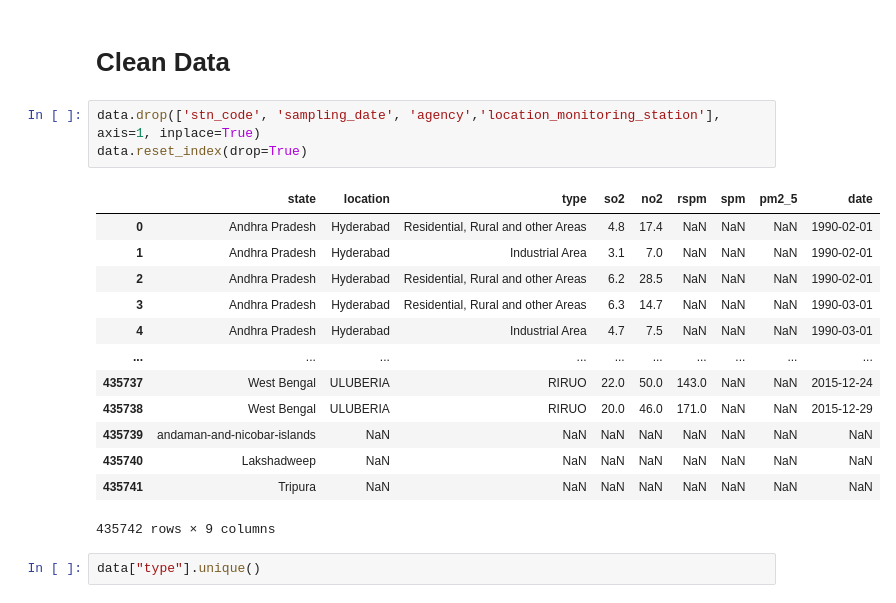
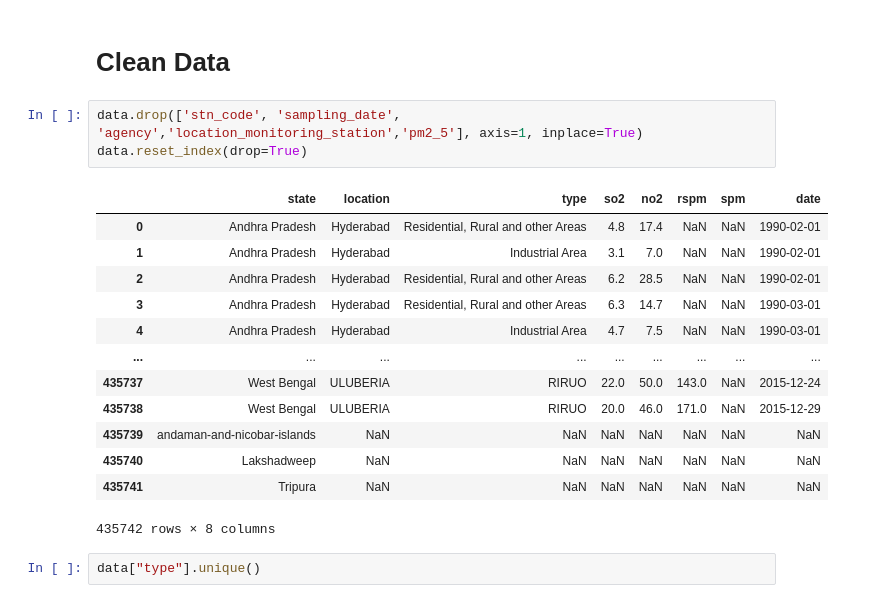
Before and after one commit to soulbrooxx/indian-air, a Jupyter notebook: src/preprocess.ipynb, the cells around one changed output. Drawn from its saved outputs; the diff is of its cells as text.

Commit message:
clean data

```diff
--- a/src/preprocess.ipynb
+++ b/src/preprocess.ipynb
@@ -17,22 +41,22 @@ data.head()
 # %% [markdown]
 # Clean Data
 # %%
-data.drop(['stn_code', 'sampling_date', 'agency','location_monitoring_station'], axis=1, inplace=True)
+data.drop(['stn_code', 'sampling_date', 'agency','location_monitoring_station','pm2_5'], axis=1, inplace=True)
 data.reset_index(drop=True)
 # %% [output]
-|  | state | location | type | so2 | no2 | rspm | spm | pm2_5 | date |
-| 0 | Andhra Pradesh | Hyderabad | Residential, Rural and other Areas | 4.8 | 17.4 | NaN | NaN | NaN | 1990-02-01 |
-| 1 | Andhra Pradesh | Hyderabad | Industrial Area | 3.1 | 7.0 | NaN | NaN | NaN | 1990-02-01 |
-| 2 | Andhra Pradesh | Hyderabad | Residential, Rural and other Areas | 6.2 | 28.5 | NaN | NaN | NaN | 1990-02-01 |
-| 3 | Andhra Pradesh | Hyderabad | Residential, Rural and other Areas | 6.3 | 14.7 | NaN | NaN | NaN | 1990-03-01 |
-| 4 | Andhra Pradesh | Hyderabad | Industrial Area | 4.7 | 7.5 | NaN | NaN | NaN | 1990-03-01 |
-| ... | ... | ... | ... | ... | ... | ... | ... | ... | ... |
-| 435737 | West Bengal | ULUBERIA | RIRUO | 22.0 | 50.0 | 143.0 | NaN | NaN | 2015-12-24 |
-| 435738 | West Bengal | ULUBERIA | RIRUO | 20.0 | 46.0 | 171.0 | NaN | NaN | 2015-12-29 |
-| 435739 | andaman-and-nicobar-islands | NaN | NaN | NaN | NaN | NaN | NaN | NaN | NaN |
-| 435740 | Lakshadweep | NaN | NaN | NaN | NaN | NaN | NaN | NaN | NaN |
-| 435741 | Tripura | NaN | NaN | NaN | NaN | NaN | NaN | NaN | NaN |
+|  | state | location | type | so2 | no2 | rspm | spm | date |
+| 0 | Andhra Pradesh | Hyderabad | Residential, Rural and other Areas | 4.8 | 17.4 | NaN | NaN | 1990-02-01 |
+| 1 | Andhra Pradesh | Hyderabad | Industrial Area | 3.1 | 7.0 | NaN | NaN | 1990-02-01 |
+| 2 | Andhra Pradesh | Hyderabad | Residential, Rural and other Areas | 6.2 | 28.5 | NaN | NaN | 1990-02-01 |
+| 3 | Andhra Pradesh | Hyderabad | Residential, Rural and other Areas | 6.3 | 14.7 | NaN | NaN | 1990-03-01 |
+| 4 | Andhra Pradesh | Hyderabad | Industrial Area | 4.7 | 7.5 | NaN | NaN | 1990-03-01 |
+| ... | ... | ... | ... | ... | ... | ... | ... | ... |
+| 435737 | West Bengal | ULUBERIA | RIRUO | 22.0 | 50.0 | 143.0 | NaN | 2015-12-24 |
+| 435738 | West Bengal | ULUBERIA | RIRUO | 20.0 | 46.0 | 171.0 | NaN | 2015-12-29 |
+| 435739 | andaman-and-nicobar-islands | NaN | NaN | NaN | NaN | NaN | NaN | NaN |
+| 435740 | Lakshadweep | NaN | NaN | NaN | NaN | NaN | NaN | NaN |
+| 435741 | Tripura | NaN | NaN | NaN | NaN | NaN | NaN | NaN |
-435742 rows × 9 columns
+435742 rows × 8 columns
 # %%
 data["type"].unique()
 # %% [output]
```
Also changed, not shown: parts of 10 cells of this notebook, 3 other files.
